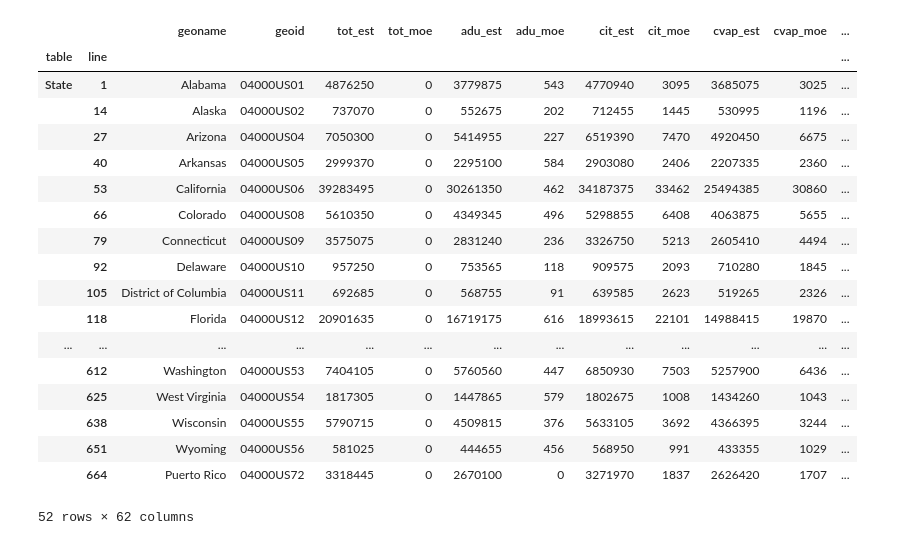
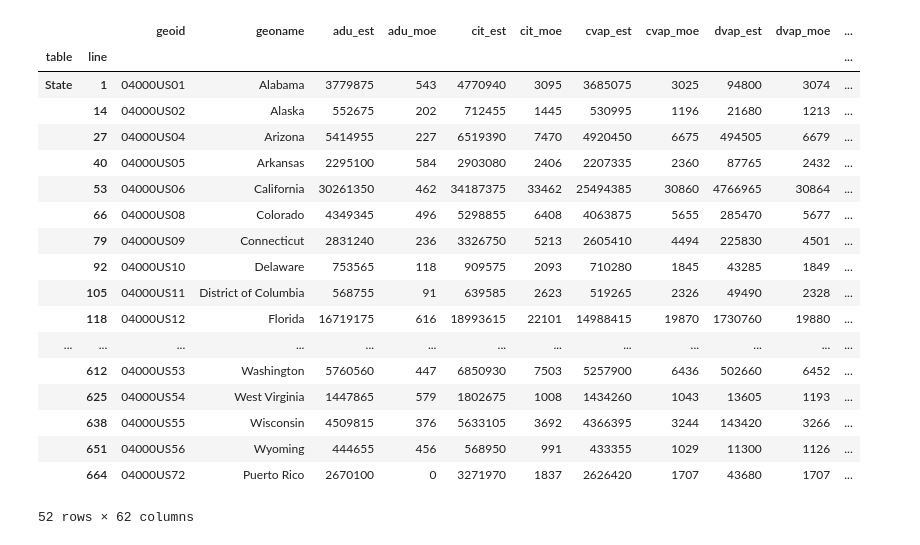
Before and after one commit to ic-institute/democracy-deserts, a Jupyter notebook: notebooks/build-state-data.ipynb, the cells around one changed output. Drawn from its saved outputs; the diff is of its cells as text; code cells hidden in the pictures.

Commit message:
sorted colums in final data

```diff
--- a/notebooks/build-state-data.ipynb
+++ b/notebooks/build-state-data.ipynb
@@ -8,25 +8,27 @@ df = load_cvap_data('State')
 # %%
 # add extra columns
 add_dvap_columns(df)
+df = with_columns_sorted(df)
+df
 # %% [output]
-|  |  | geoname | geoid | tot_est | tot_moe | adu_est | adu_moe | cit_est | cit_moe | cvap_est | cvap_moe | ... |
+|  |  | geoid | geoname | adu_est | adu_moe | cit_est | cit_moe | cvap_est | cvap_moe | dvap_est | dvap_moe | ... |
 | table | line |  |  |  |  |  |  |  |  |  |  | ... |
-| State | 1 | Alabama | 04000US01 | 4876250 | 0 | 3779875 | 543 | 4770940 | 3095 | 3685075 | 3025 | ... |
-|  | 14 | Alaska | 04000US02 | 737070 | 0 | 552675 | 202 | 712455 | 1445 | 530995 | 1196 | ... |
-|  | 27 | Arizona | 04000US04 | 7050300 | 0 | 5414955 | 227 | 6519390 | 7470 | 4920450 | 6675 | ... |
-|  | 40 | Arkansas | 04000US05 | 2999370 | 0 | 2295100 | 584 | 2903080 | 2406 | 2207335 | 2360 | ... |
-|  | 53 | California | 04000US06 | 39283495 | 0 | 30261350 | 462 | 34187375 | 33462 | 25494385 | 30860 | ... |
-|  | 66 | Colorado | 04000US08 | 5610350 | 0 | 4349345 | 496 | 5298855 | 6408 | 4063875 | 5655 | ... |
-|  | 79 | Connecticut | 04000US09 | 3575075 | 0 | 2831240 | 236 | 3326750 | 5213 | 2605410 | 4494 | ... |
-|  | 92 | Delaware | 04000US10 | 957250 | 0 | 753565 | 118 | 909575 | 2093 | 710280 | 1845 | ... |
-|  | 105 | District of Columbia | 04000US11 | 692685 | 0 | 568755 | 91 | 639585 | 2623 | 519265 | 2326 | ... |
-|  | 118 | Florida | 04000US12 | 20901635 | 0 | 16719175 | 616 | 18993615 | 22101 | 14988415 | 19870 | ... |
+| State | 1 | 04000US01 | Alabama | 3779875 | 543 | 4770940 | 3095 | 3685075 | 3025 | 94800 | 3074 | ... |
+|  | 14 | 04000US02 | Alaska | 552675 | 202 | 712455 | 1445 | 530995 | 1196 | 21680 | 1213 | ... |
+|  | 27 | 04000US04 | Arizona | 5414955 | 227 | 6519390 | 7470 | 4920450 | 6675 | 494505 | 6679 | ... |
+|  | 40 | 04000US05 | Arkansas | 2295100 | 584 | 2903080 | 2406 | 2207335 | 2360 | 87765 | 2432 | ... |
+|  | 53 | 04000US06 | California | 30261350 | 462 | 34187375 | 33462 | 25494385 | 30860 | 4766965 | 30864 | ... |
+|  | 66 | 04000US08 | Colorado | 4349345 | 496 | 5298855 | 6408 | 4063875 | 5655 | 285470 | 5677 | ... |
+|  | 79 | 04000US09 | Connecticut | 2831240 | 236 | 3326750 | 5213 | 2605410 | 4494 | 225830 | 4501 | ... |
+|  | 92 | 04000US10 | Delaware | 753565 | 118 | 909575 | 2093 | 710280 | 1845 | 43285 | 1849 | ... |
+|  | 105 | 04000US11 | District of Columbia | 568755 | 91 | 639585 | 2623 | 519265 | 2326 | 49490 | 2328 | ... |
+|  | 118 | 04000US12 | Florida | 16719175 | 616 | 18993615 | 22101 | 14988415 | 19870 | 1730760 | 19880 | ... |
 | ... | ... | ... | ... | ... | ... | ... | ... | ... | ... | ... | ... | ... |
-|  | 612 | Washington | 04000US53 | 7404105 | 0 | 5760560 | 447 | 6850930 | 7503 | 5257900 | 6436 | ... |
-|  | 625 | West Virginia | 04000US54 | 1817305 | 0 | 1447865 | 579 | 1802675 | 1008 | 1434260 | 1043 | ... |
-|  | 638 | Wisconsin | 04000US55 | 5790715 | 0 | 4509815 | 376 | 5633105 | 3692 | 4366395 | 3244 | ... |
-|  | 651 | Wyoming | 04000US56 | 581025 | 0 | 444655 | 456 | 568950 | 991 | 433355 | 1029 | ... |
-|  | 664 | Puerto Rico | 04000US72 | 3318445 | 0 | 2670100 | 0 | 3271970 | 1837 | 2626420 | 1707 | ... |
+|  | 612 | 04000US53 | Washington | 5760560 | 447 | 6850930 | 7503 | 5257900 | 6436 | 502660 | 6452 | ... |
+|  | 625 | 04000US54 | West Virginia | 1447865 | 579 | 1802675 | 1008 | 1434260 | 1043 | 13605 | 1193 | ... |
+|  | 638 | 04000US55 | Wisconsin | 4509815 | 376 | 5633105 | 3692 | 4366395 | 3244 | 143420 | 3266 | ... |
+|  | 651 | 04000US56 | Wyoming | 444655 | 456 | 568950 | 991 | 433355 | 1029 | 11300 | 1126 | ... |
+|  | 664 | 04000US72 | Puerto Rico | 2670100 | 0 | 3271970 | 1837 | 2626420 | 1707 | 43680 | 1707 | ... |
 52 rows × 62 columns
 # %%
 df.to_csv('output/states.csv')
```
Also changed, not shown: parts of 1 cell of this notebook, 4 other files.
